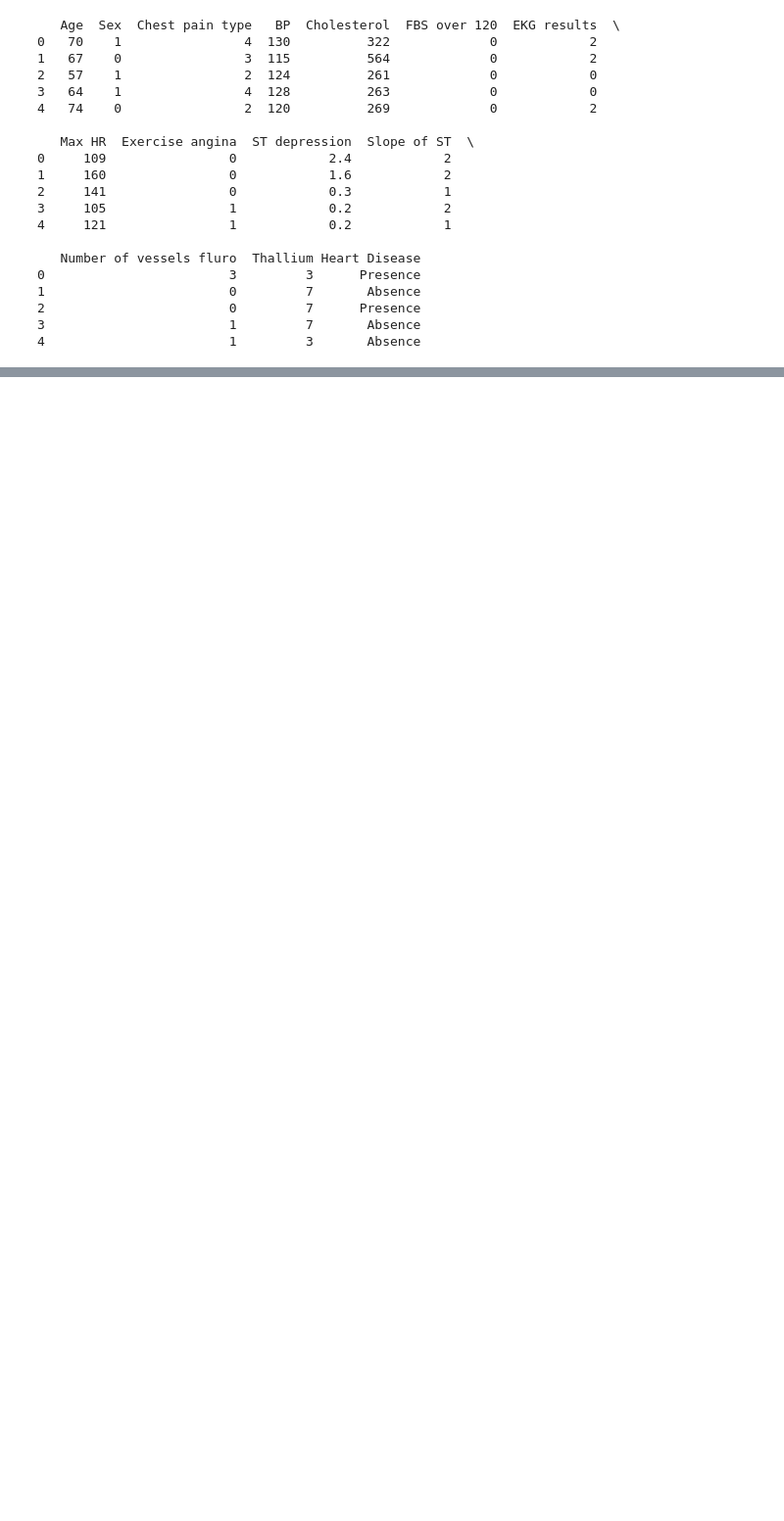
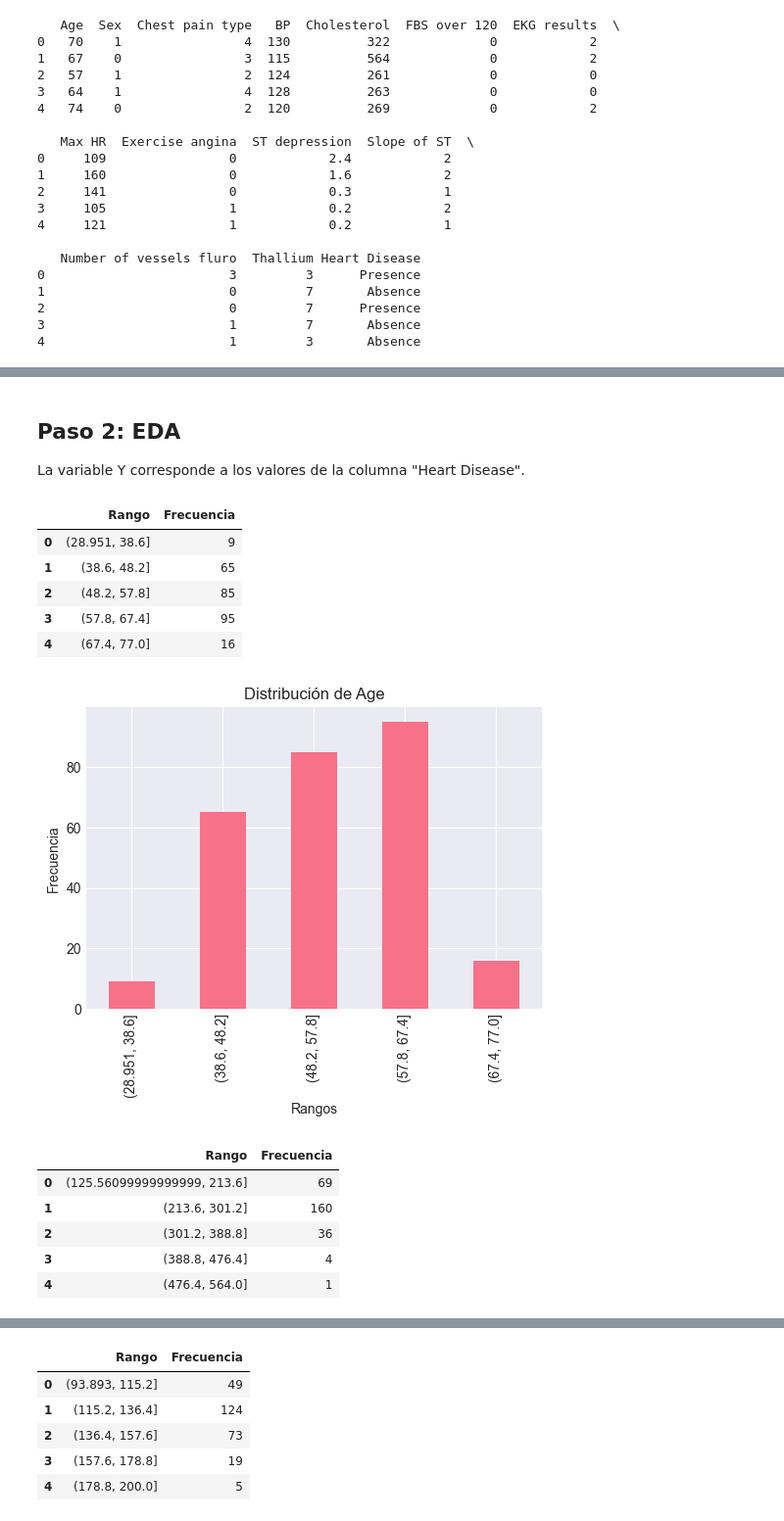
Before and after one commit to IgnacioCastillo05/Tarea-2_TDSE, a Jupyter notebook: notebook.ipynb, the cells around one changed output, grey strips where cells are left out. Shown at 98% size. Saved outputs shown, nothing was run; the diff lists cells and outputs as text; code cells hidden in the pictures; blank space fills up the shorter version.

```diff
--- a/notebook.ipynb
+++ b/notebook.ipynb
@@ -75,0 +117,6 @@ print(data.head())
+# %%
+data['Heart Disease'] = data['Heart Disease'].replace({
+    'Presence': 1,
+    'Absence': 0
+})
+print(data.head())
@@ -75,0 +144,50 @@ print(data.head())
+# %% [markdown]
+## Paso 2: EDA
+La variable Y corresponde a los valores de la columna "Heart Disease".
+# %%
+
+import pandas as pd
+import matplotlib.pyplot as plt
+from IPython.display import display
+
+
+def table_and_bar_numeric(column, bins=5):
+    tabla = data[column].value_counts(bins=bins).sort_index()
+
+    # Mostrar tabla
+    tabla_df = tabla.reset_index()
+    tabla_df.columns = ["Rango", "Frecuencia"]
+    display(tabla_df)
+
+    # Gráfico
+    plt.figure()
+    tabla.plot(kind="bar")
+    plt.title(f"Distribución de {column}")
+    plt.xlabel("Rangos")
+    plt.ylabel("Frecuencia")
+    plt.show()
+# %%
+columns = [
+    "Age",
+    "Cholesterol",
+    "BP",
+    "Max HR",
+    "ST depression"
+]
+
+for col in columns:
+    table_and_bar_numeric(col)
+# %% [output]
+|  | Rango | Frecuencia |
+| 0 | (28.951, 38.6] | 9 |
+| 1 | (38.6, 48.2] | 65 |
+| 2 | (48.2, 57.8] | 85 |
+| 3 | (57.8, 67.4] | 95 |
+| 4 | (67.4, 77.0] | 16 |
+[figure, added]
+|  | Rango | Frecuencia |
+| 0 | (125.56099999999999, 213.6] | 69 |
+| 1 | (213.6, 301.2] | 160 |
+| 2 | (301.2, 388.8] | 36 |
+| 3 | (388.8, 476.4] | 4 |
+| 4 | (476.4, 564.0] | 1 |
@@ -75,0 +195,6 @@ print(data.head())
+|  | Rango | Frecuencia |
+| 0 | (93.893, 115.2] | 49 |
+| 1 | (115.2, 136.4] | 124 |
+| 2 | (136.4, 157.6] | 73 |
+| 3 | (157.6, 178.8] | 19 |
+| 4 | (178.8, 200.0] | 5 |
```
Also changed, not shown: parts of 28 cells of this notebook.
